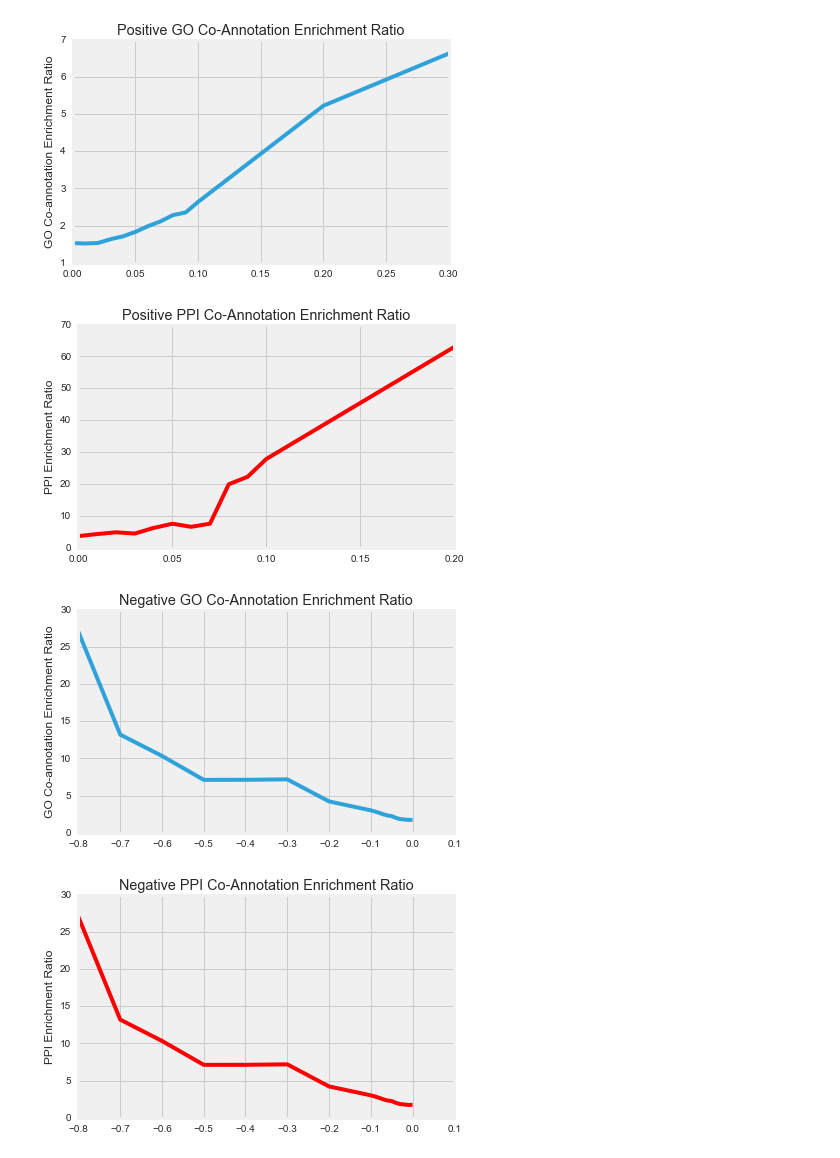
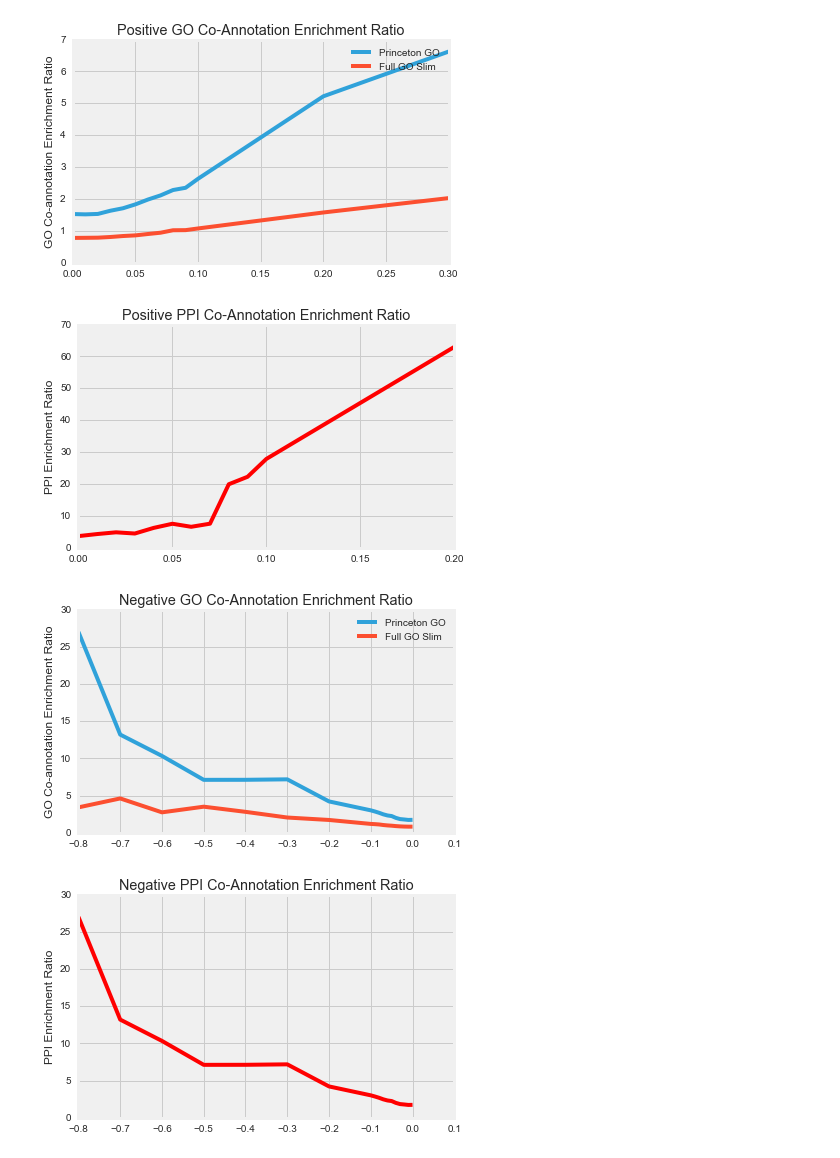
Before and after one commit to tdgoodrich/genetic_overlay, a Jupyter notebook: Code/Plots.ipynb, the cells around one changed output. Cells and saved outputs as stored; diff of their text form; code cells hidden in the pictures.

Commit message:
Plots ready

```diff
--- a/Code/Plots.ipynb
+++ b/Code/Plots.ipynb
@@ -21,23 +24,27 @@ neg_scores_ppi_gis = [(392589, 302, 134), (387455, 296, 109), (359469, 287, 104)
 # %%
 pos_scores_go_ratio = []
 pos_scores_ppi_ratio = []
+pos_scores_all_go_ratio = []
 
 for i in range(len(pos_thresholds)):
     if pos_thresholds[i] < 0.4:
         pos_scores_go_ratio.append(float(pos_scores_go_gis[i][1])/float(pos_scores_go_gis[i][2]))
+        pos_scores_all_go_ratio.append(float(pos_scores_all_go_gis[i][1])/float(pos_scores_all_go_gis[i][2]))
     if pos_thresholds[i] < 0.3:
         pos_scores_ppi_ratio.append(float(pos_scores_ppi_gis[i][1])/float(pos_scores_ppi_gis[i][2]))
 # %%
 plt.plot(pos_thresholds[:len(pos_scores_go_ratio)], pos_scores_go_ratio)
+plt.plot(pos_thresholds[:len(pos_scores_go_ratio)], pos_scores_all_go_ratio)
+plt.legend(['Princeton GO', 'Full GO Slim'])
 plt.ylabel('GO Co-annotation Enrichment Ratio')
 plt.title('Positive GO Co-Annotation Enrichment Ratio')
 plt.show()
 plt.plot(pos_thresholds[:len(pos_scores_ppi_ratio)], pos_scores_ppi_ratio, 'r')
 plt.ylabel('PPI Enrichment Ratio')
 plt.title('Positive PPI Co-Annotation Enrichment Ratio')
 plt.show()
 # %% [output]
-[figure, old version]
+[figure, new version]
 [figure]
 # %%
 neg_scores_go_ratio = []
@@ -50,6 +59,8 @@ for i in range(len(pos_thresholds)):
         neg_scores_ppi_ratio.append(float(neg_scores_ppi_gis[i][1])/float(neg_scores_ppi_gis[i][2]))
 # %%
 plt.plot(neg_thresholds[:len(neg_scores_go_ratio)], neg_scores_go_ratio)
+plt.plot(neg_thresholds[:len(neg_scores_go_ratio)], neg_scores_all_go_ratio)
+plt.legend(['Princeton GO', 'Full GO Slim'])
 plt.ylabel('GO Co-annotation Enrichment Ratio')
 plt.title('Negative GO Co-Annotation Enrichment Ratio')
 plt.show()
@@ -58,5 +69,5 @@ plt.ylabel('PPI Enrichment Ratio')
 plt.title('Negative PPI Co-Annotation Enrichment Ratio')
 plt.show()
 # %% [output]
-[figure, old version]
+[figure, new version]
 [figure]
```
Also changed, not shown: parts of 2 cells of this notebook.
